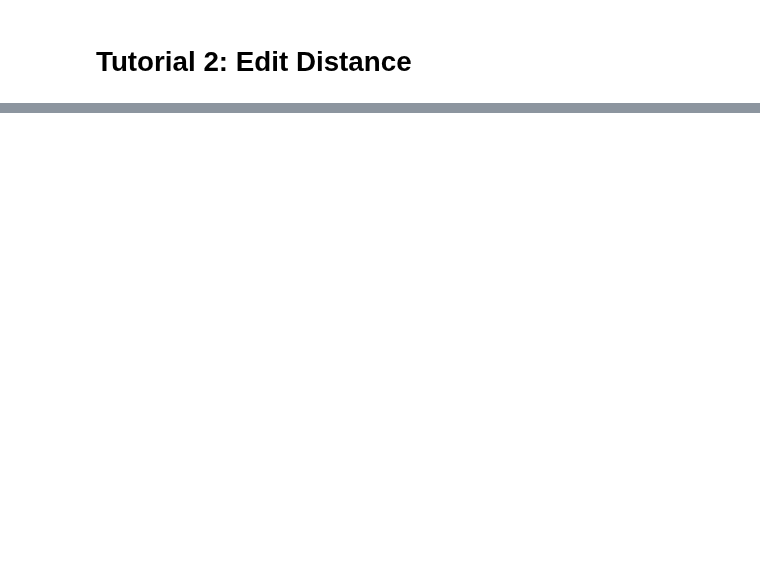
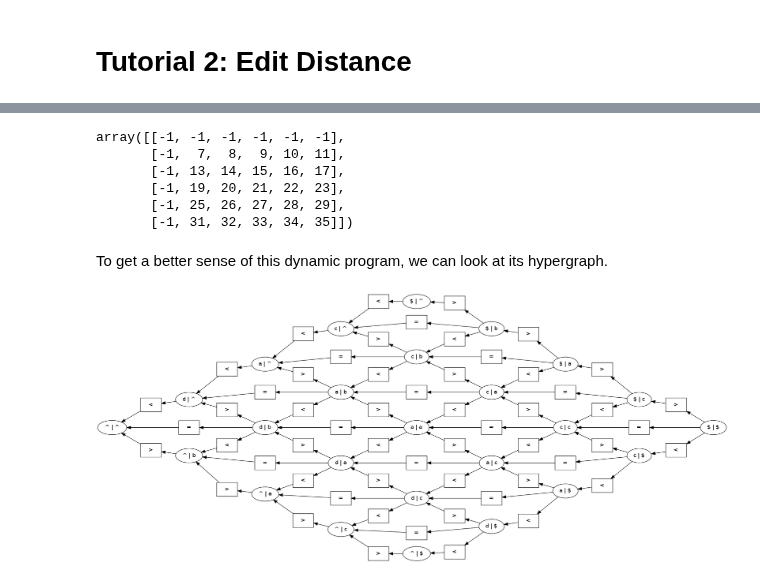
Before and after one commit to srush/PyDecode, a Jupyter notebook: notebooks/EditDistance.ipynb, the cells around one changed output, grey strips where cells are left out. Cells and saved outputs as stored; diff of their text form; code cells hidden in the pictures; blank space fills up the shorter version.

```diff
--- a/notebooks/EditDistance.ipynb
+++ b/notebooks/EditDistance.ipynb
@@ -15,5 +27,5 @@ For an overview of the edit distance problem, see the wikipedia article on Leven
 # %%
 kInsert, kDelete, kMatch = 0, 1, 2
-operations = [kInsert, kDelete, kMatch]
-t = {kInsert: (1,0), kDelete: (0,1), kMatch: (1,1)}
-s = {kInsert: "<", kDelete: ">", kMatch: "="}
+operations = np.array([kInsert, kDelete, kMatch])
+offsets = np.array([[1,0],[0,1], [1,1]])
+op_names = np.array(["<",  ">",  "="])
@@ -65,0 +63,9 @@ theta = chart.matrix().T * output_scores
+# %%
+dp.items
+# %% [output]
+array([[-1, -1, -1, -1, -1, -1],
+       [-1,  7,  8,  9, 10, 11],
+       [-1, 13, 14, 15, 16, 17],
+       [-1, 19, 20, 21, 22, 23],
+       [-1, 25, 26, 27, 28, 29],
+       [-1, 31, 32, 33, 34, 35]])
@@ -65,0 +82,10 @@ theta = chart.matrix().T * output_scores
+# %% [markdown]
+To get a better sense of this dynamic program, we can look at its hypergraph.
+# %%
+# Construct readable labels for each of the vertices and edges in the graph.
+vertex_labels = ["%s | %s"%(strings[0][a-1], strings[1][b-1])
+                 for a, b in pydecode.vertex_items(dp)]
+hyperedge_labels = op_names[pydecode.hyperedge_outputs(dp)[2]]
+display.HypergraphFormatter(dp.hypergraph, vertex_labels=vertex_labels, hyperedge_labels=hyperedge_labels).to_ipython()
+# %% [output]
+[figure, added]
```
Also changed, not shown: parts of 29 cells of this notebook, 24 other files.
